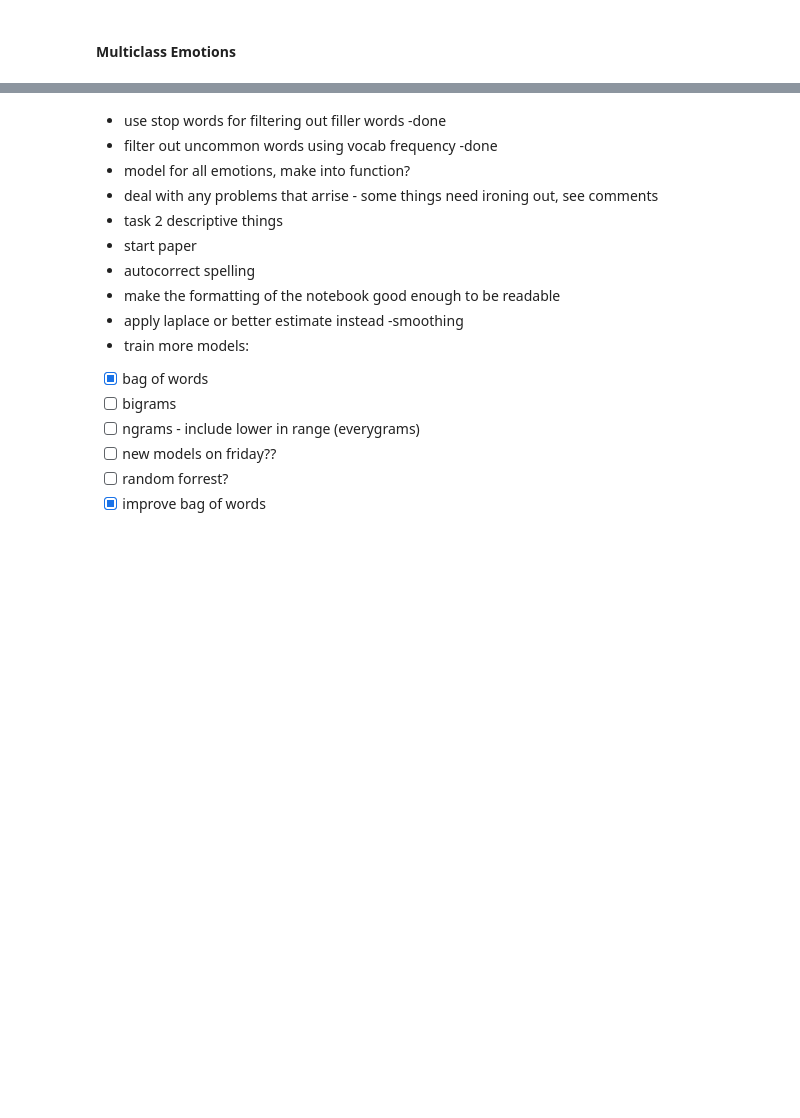
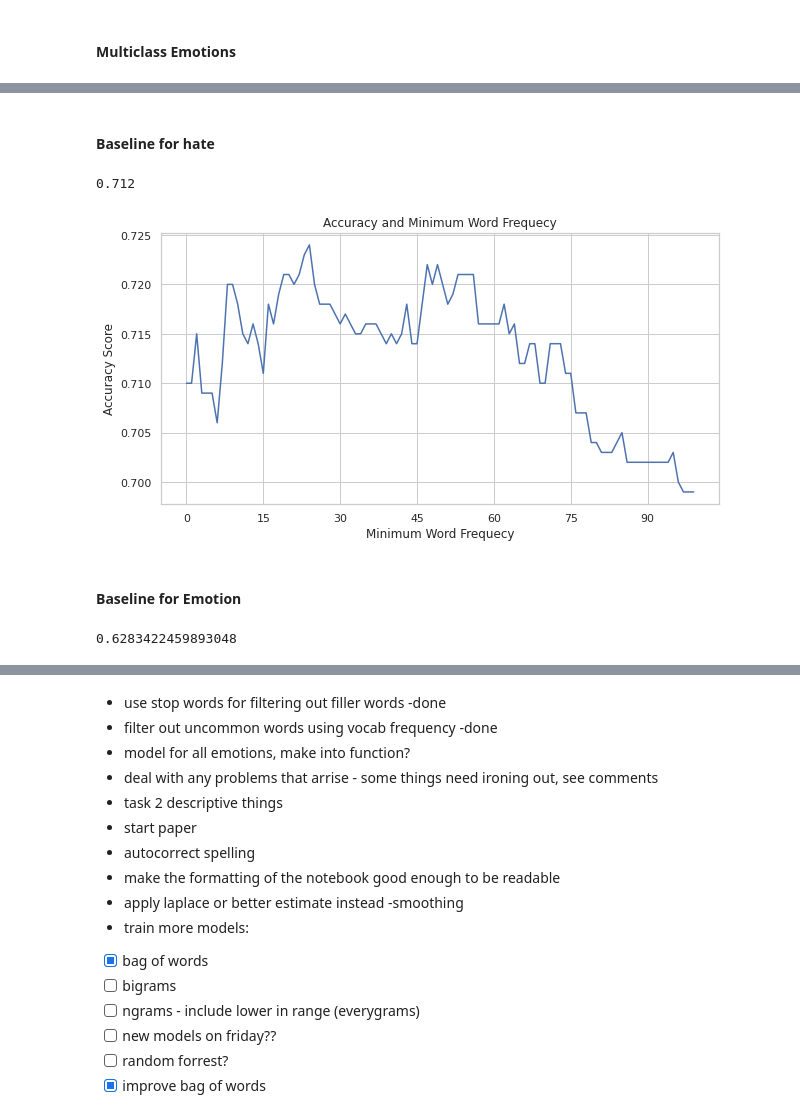
Before and after one commit to jonas-mika/twitter-hatespeech-detection, a Jupyter notebook: notebooks/project4.ipynb, the cells around one changed output, grey strips where cells are left out. Cells and saved outputs as stored; diff of their text form; code cells hidden in the pictures; blank space fills up the shorter version.

```diff
--- a/notebooks/project4.ipynb
+++ b/notebooks/project4.ipynb
@@ -837,0 +870,2 @@ array([[123,  19,   2,  16],
+# %% [markdown]
+#### Baseline for hate
@@ -837,0 +874,16 @@ array([[123,  19,   2,  16],
+# %%
+baseline=SGDClassifier(loss='log')
+# %%
+baseline.fit(text_format ("hate",
+remove_stop_uncommon(DATA["processed"]["hate"]["train_text"],1,VOCABULARY['hate']),tvt="train"),
+DATA['processed']['hate']['train_labels']);
+# %%
+model_accuracy("hate",1,baseline)
+# %% [output]
+0.712
+# %%
+plot_accuracy(100,"hate",baseline)
+# %% [output]
+[figure, added]
+# %% [markdown]
+#### Baseline for Emotion
@@ -837,0 +894,4 @@ array([[123,  19,   2,  16],
+# %%
+model_accuracy("emotion",1,baseline)
+# %% [output]
+0.6283422459893048
```
Also changed, not shown: parts of 18 cells of this notebook.
